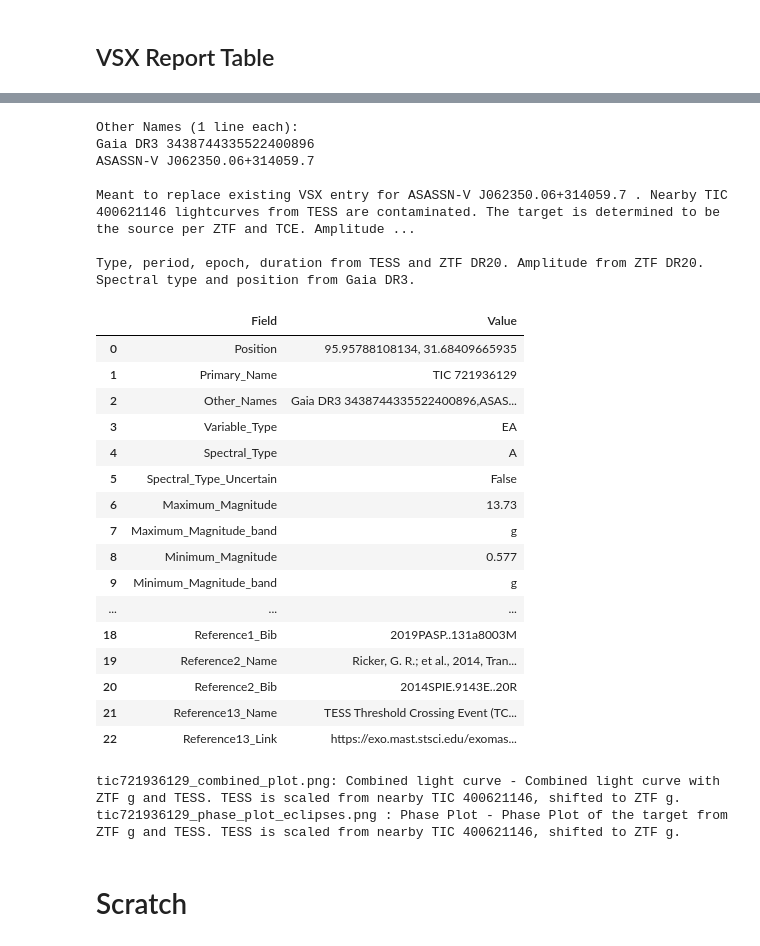
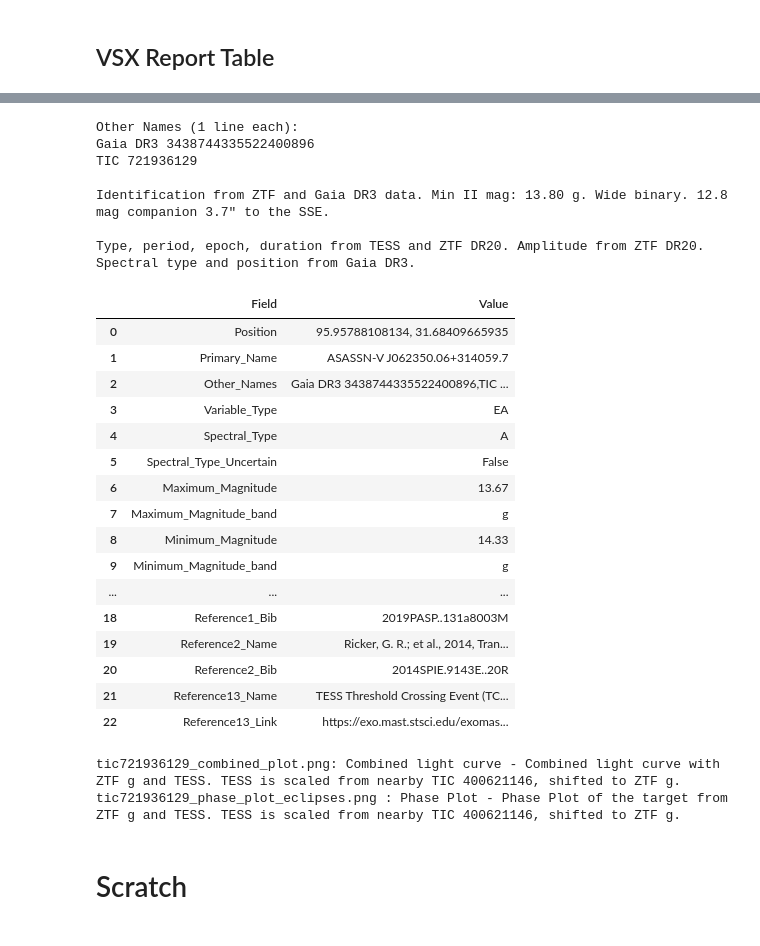
Before and after one commit to orionlee/PH_TESS_I_LightCurveViewer, a Jupyter notebook: targets/TIC_721936129_EA_based_on_contaminated_TIC_400621146.ipynb, the cells around one changed output, grey strips where cells are left out. Saved outputs shown, nothing was run; the diff lists cells and outputs as text; code cells hidden in the pictures.

```diff
--- a/targets/TIC_721936129_EA_based_on_contaminated_TIC_400621146.ipynb
+++ b/targets/TIC_721936129_EA_based_on_contaminated_TIC_400621146.ipynb
@@ -138,7 +138,7 @@ display(HTML(rs_html))
 # from Gaia DR3
 target_coord = SkyCoord(95.95788108134, 31.68409665935, unit=(u.deg, u.deg), frame="icrs")
 target_coord_dict = dict(ra=target_coord.ra.value, dec=target_coord.dec.value)
-primary_name = "TIC 721936129"
+primary_name = "ASASSN-V J062350.06+314059.7"  # Use the existing name in the VSX entry (it's to be an update)
 # %% [output]
 TIC 721936129 - TESS mag: 13.0961 ; coordinate: 95.9578806649876, 31.6840963774631 ; PM: 2.73918, -4.63182 . Gaia DR2 3438744335522400896
 | flag | separation | RAJ2000 | DEJ2000 | RPmag | Gmag | BPmag | BP-RP | Teff | RUWE | sepsi | epsi | ... |
@@ -571,13 +603,13 @@ import bibs_utils
 reload(bibs_utils)
 
 
-other_names = "Gaia DR3 3438744335522400896"  # In Gaia DR3 Variable
+other_names = "Gaia DR3 3438744335522400896,TIC 721936129"  # In Gaia DR3 Variable
 # No GSC, https://vizier.cds.unistra.fr/viz-bin/VizieR-3?-source=I/255/out
-other_names += ",ASASSN-V J062350.06+314059.7"  # point to the name of the old VSX entry (to be obsolete)
 
-remarks = "Meant to replace existing VSX entry for ASASSN-V J062350.06+314059.7 . "  # temp remark for VSX admin
-remarks += f"Nearby TIC 400621146 lightcurves from TESS are contaminated. The target is determined to be the source per ZTF and TCE. Amplitude is based on ZTF (DR20 oid 660106400019009). Min II amplitude: {mag_diff_ii_target:.3f}."
-remarks += ' Wide binary. 13.3 mag companion 4" to the SE.'
+remarks = f"Identification from ZTF and Gaia DR3 data. Min II mag: {min_ii_flux_mag:.2f} g."
+# companion mag: transformed from from Gaia DR3 Gmag and BP-RP Vmag ASAS-SN V 's VMag of 12.26 appears to be too bright (Gaia DR3's GMag is 12.3, Vmag should be fainter)
+remarks += ' Wide binary. 12.8 mag companion 3.7" to the SSE.'  # ~145 deg, E of N
+
 revision_comment = "Type, period, epoch, duration from TESS and ZTF DR20. Amplitude from ZTF DR20. Spectral type and position from Gaia DR3."
 
 BIBS = bibs_utils.BIBS
@@ -589,11 +621,11 @@ vsx_report = dict(
     Variable_Type="EA",
     Spectral_Type="A",  # from Gaia DR3 astrophysical parameters
     Spectral_Type_Uncertain=False,
-    Maximum_Magnitude=f"{mag_median_target:.2f}",
+    Maximum_Magnitude=f"{max_flux_mag:.2f}",
     Maximum_Magnitude_band="g",  # sloan g , zg
-    Minimum_Magnitude=f"{mag_diff_target:.3f}",
+    Minimum_Magnitude=f"{min_flux_mag:.2f}",
     Minimum_Magnitude_band="g",  # sloan g , zg
-    Minimum_Is_Amplitude=True,
+    Minimum_Is_Amplitude=False,
     Period=period_final,
     Epoch=epoch_time_hjd,
     Rise_Duration_Pct=f"{100 * duration_hr / 24 / period_final:.0f}",
@@ -608,43 +640,43 @@ vsx_report = dict(
     Reference13_Name=BIBS.TCE_N(2023),   # The sector 42-46 TCE published in 2022 https://archive.stsci.edu/missions/tess/doc/tess_drn/tess_multisector_42_46_drn68_v02.pdf
     Reference13_Link="https://exo.mast.stsci.edu/exomast_planet.html?planet=TIC400621146S0014S0060TCE1",
 )
 
 def print_long_fields(report):
     other_names_list = report["Other_Names"].split(",")
     print("Other Names (1 line each):")
     print("\n".join(other_names_list))
     print("")
     print(report["Remarks"])
     print("")
     print(report["Revision_Comment"])
 
 print_long_fields(vsx_report)
 with pd.option_context('display.max_colwidth', None):
     display(report_to_df(vsx_report))
 
 # Uploaded plots with  descriptions
 print("""
 tic721936129_combined_plot.png: Combined light curve - Combined light curve with ZTF g and TESS. TESS is scaled from nearby TIC 400621146, shifted to ZTF g.
 tic721936129_phase_plot_eclipses.png : Phase Plot - Phase Plot of the target from ZTF g and TESS. TESS is scaled from nearby TIC 400621146, shifted to ZTF g.
 """)
 # %% [output]
 Other Names (1 line each):
 Gaia DR3 3438744335522400896
-ASASSN-V J062350.06+314059.7
+TIC 721936129
 
-Meant to replace existing VSX entry for ASASSN-V J062350.06+314059.7 . Nearby TIC 400621146 lightcurves from TESS are contaminated. The target is determined to be the source per ZTF and TCE. Amplitude ...
+Identification from ZTF and Gaia DR3 data. Min II mag: 13.80 g. Wide binary. 12.8 mag companion 3.7" to the SSE.
 
 Type, period, epoch, duration from TESS and ZTF DR20. Amplitude from ZTF DR20. Spectral type and position from Gaia DR3.
 |  | Field | Value |
 | 0 | Position | 95.95788108134, 31.68409665935 |
-| 1 | Primary_Name | TIC 721936129 |
-| 2 | Other_Names | Gaia DR3 3438744335522400896,ASAS... |
+| 1 | Primary_Name | ASASSN-V J062350.06+314059.7 |
+| 2 | Other_Names | Gaia DR3 3438744335522400896,TIC ... |
 | 3 | Variable_Type | EA |
 | 4 | Spectral_Type | A |
 | 5 | Spectral_Type_Uncertain | False |
-| 6 | Maximum_Magnitude | 13.73 |
+| 6 | Maximum_Magnitude | 13.67 |
 | 7 | Maximum_Magnitude_band | g |
-| 8 | Minimum_Magnitude | 0.577 |
+| 8 | Minimum_Magnitude | 14.33 |
 | 9 | Minimum_Magnitude_band | g |
 | ... | ... | ... |
 | 18 | Reference1_Bib | 2019PASP..131a8003M |
```
Also changed, not shown: parts of 12 cells of this notebook.
